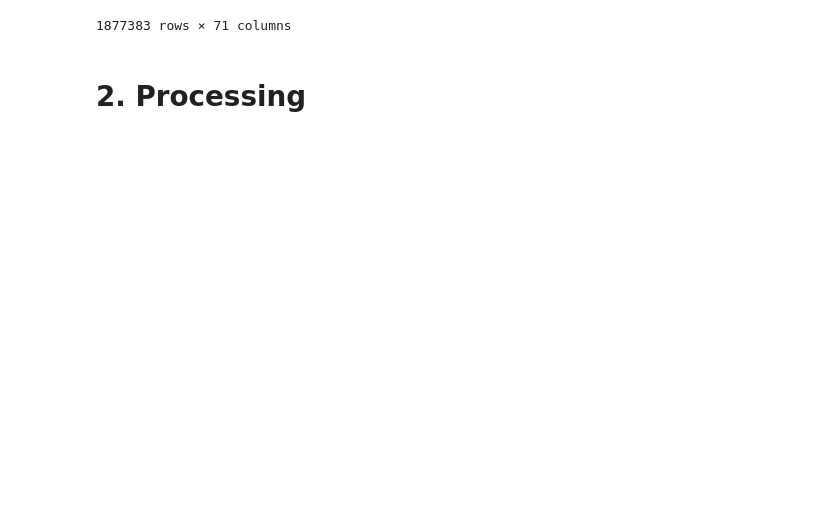
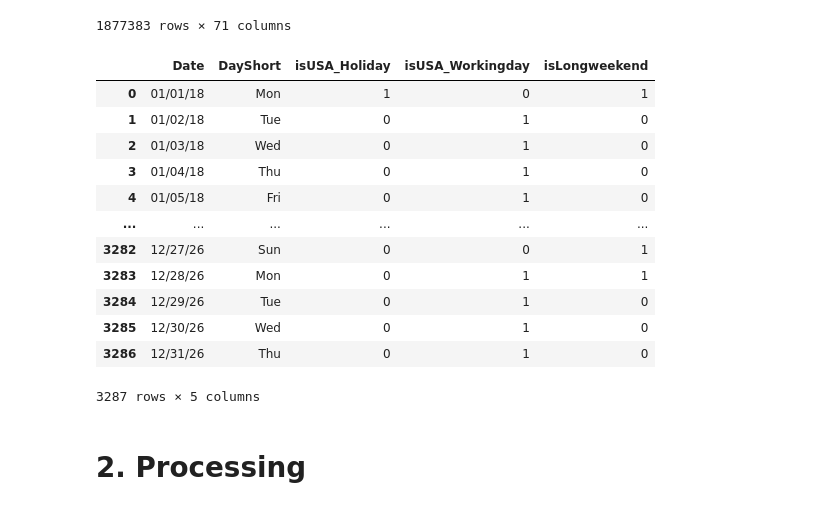
Before and after one commit to rigonzals/dva_flightdelay, a Jupyter notebook: notebooks/modeling/modeling.ipynb, the cells around one changed output. Saved outputs shown, nothing was run; the diff lists cells and outputs as text; code cells hidden in the pictures; blank space fills up the shorter version.

```diff
--- a/notebooks/modeling/modeling.ipynb
+++ b/notebooks/modeling/modeling.ipynb
@@ -42,5 +48,21 @@ df_mdt
 | 1877381 | 2018-07-13-1840-C5-AVP-EWR | 2018-07-01 | 13 | 1840 | 32.111111 | 37.038321 | NaN | ... |
 | 1877382 | 2019-07-29-1540-UA-EWR-DEN | 2019-07-01 | 29 | 1540 | 8.220000 | 6.425532 | 29.0 | ... |
 1877383 rows × 71 columns
+# %%
+df_dated
+# %% [output]
+|  | Date | DayShort | isUSA_Holiday | isUSA_Workingday | isLongweekend |
+| 0 | 01/01/18 | Mon | 1 | 0 | 1 |
+| 1 | 01/02/18 | Tue | 0 | 1 | 0 |
+| 2 | 01/03/18 | Wed | 0 | 1 | 0 |
+| 3 | 01/04/18 | Thu | 0 | 1 | 0 |
+| 4 | 01/05/18 | Fri | 0 | 1 | 0 |
+| ... | ... | ... | ... | ... | ... |
+| 3282 | 12/27/26 | Sun | 0 | 0 | 1 |
+| 3283 | 12/28/26 | Mon | 0 | 1 | 1 |
+| 3284 | 12/29/26 | Tue | 0 | 1 | 0 |
+| 3285 | 12/30/26 | Wed | 0 | 1 | 0 |
+| 3286 | 12/31/26 | Thu | 0 | 1 | 0 |
+3287 rows × 5 columns
 # %% [markdown]
 # 2. Processing
```
Also changed, not shown: parts of 7 cells of this notebook, 2 other files.
